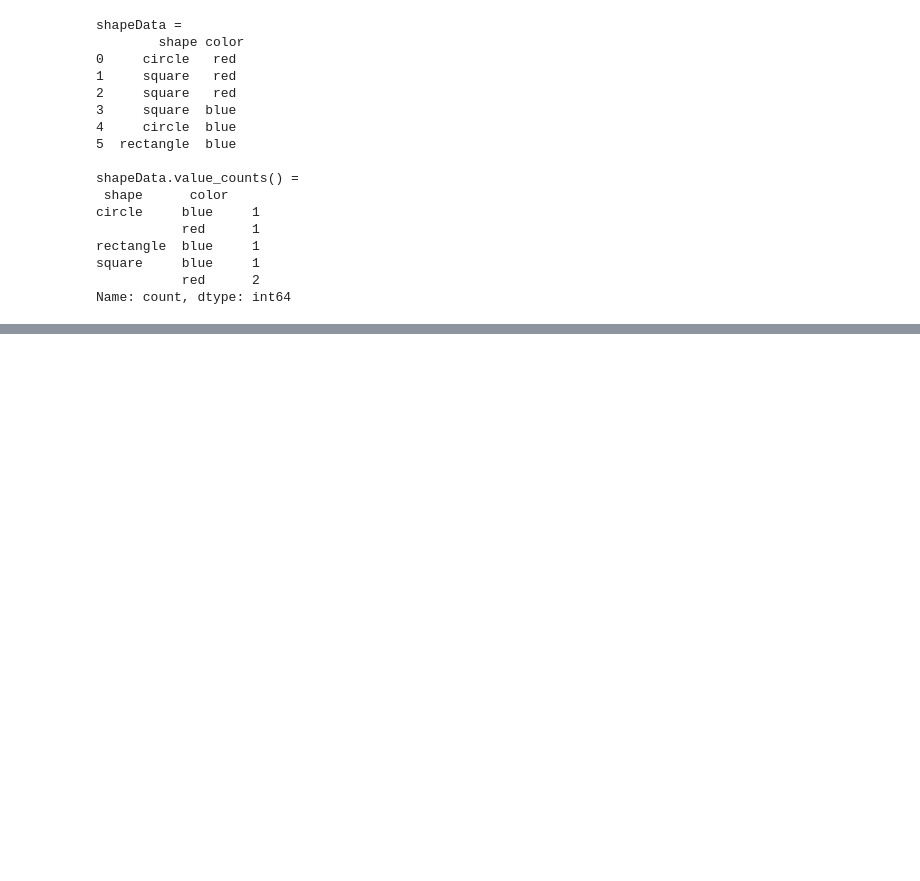
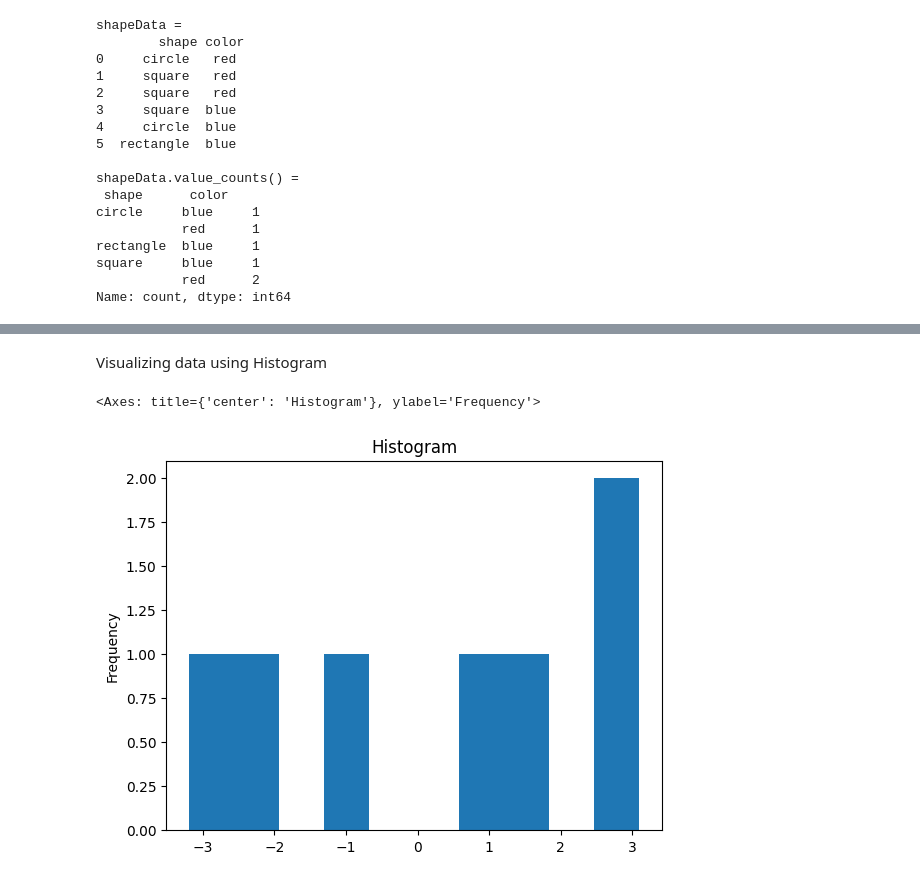
Before and after one commit to INFO-523-Exercises/intro-R-Python-avikalsingh1, a Jupyter notebook: Exercise1.ipynb, the cells around one changed output, grey strips where cells are left out. Cells and saved outputs as stored; diff of their text form; code cells hidden in the pictures; blank space fills up the shorter version.

```diff
--- a/Exercise1.ipynb
+++ b/Exercise1.ipynb
@@ -1334,0 +1355,7 @@ Name: count, dtype: int64
+# %% [markdown]
+Visualizing data using Histogram
+# %%
+s3.plot(kind='hist', title = 'Histogram')
+# %% [output]
+<Axes: title={'center': 'Histogram'}, ylabel='Frequency'>
+[figure, added]
```
Also changed, not shown: parts of 9 cells of this notebook.
